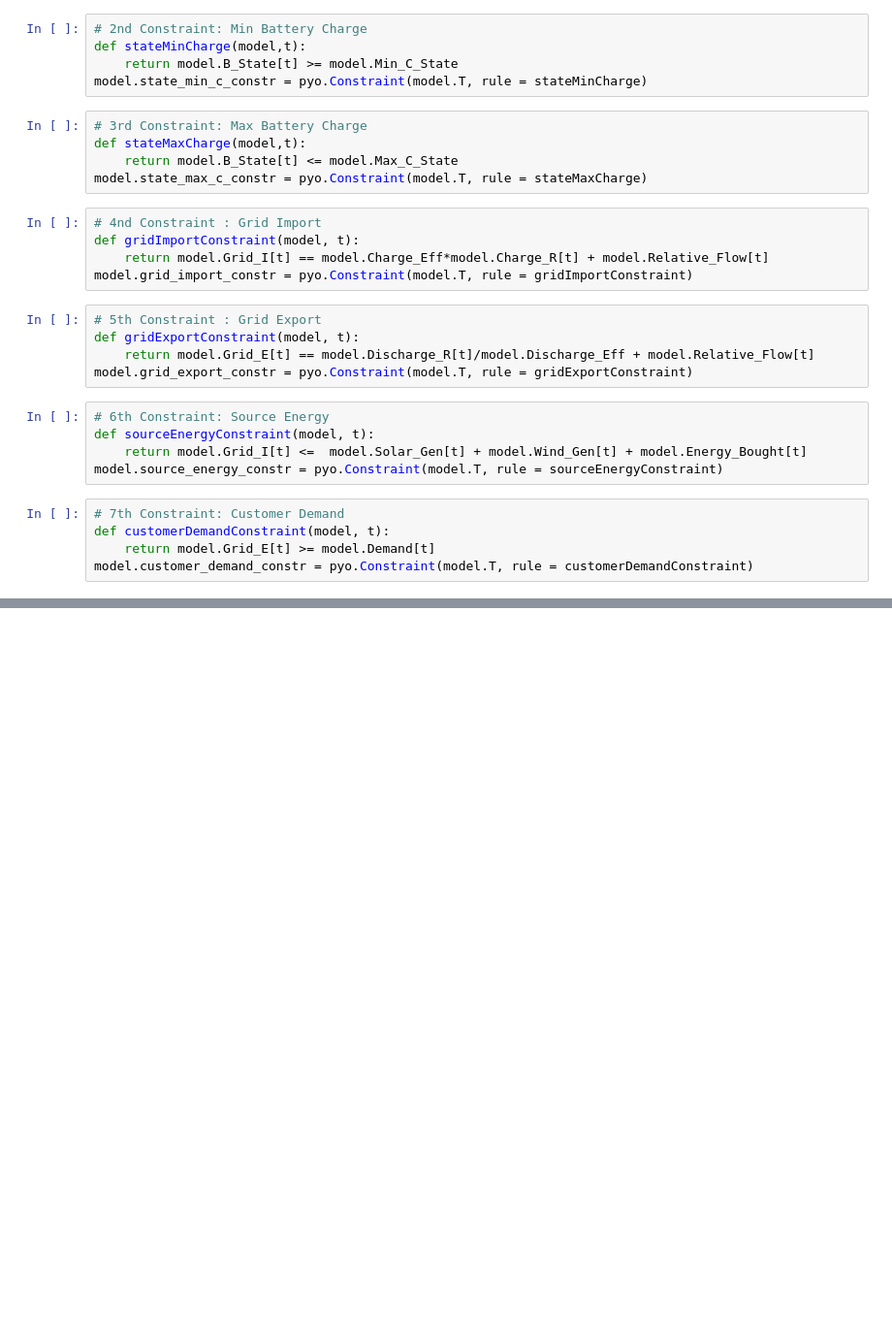
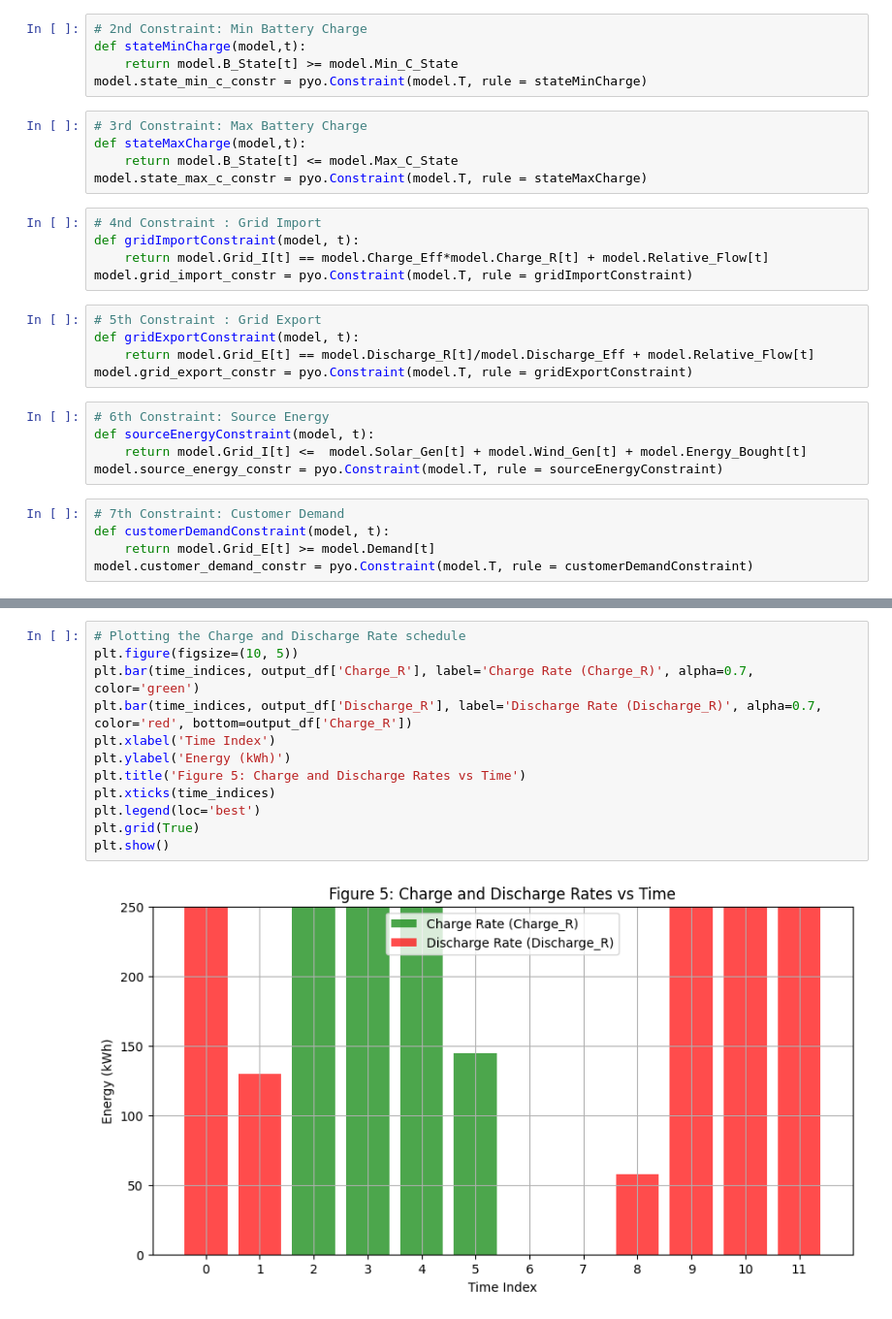
Before and after one commit to buckyball99/Microgrid-Energy-Optimization, a Jupyter notebook: Microgrid_Optimization.ipynb, the cells around one changed output, grey strips where cells are left out. Shown: that part at 97% size. Drawn from its saved outputs; the diff is of its cells as text; blank space fills up the shorter version.

```diff
--- a/Microgrid_Optimization.ipynb
+++ b/Microgrid_Optimization.ipynb
@@ -227,0 +311,14 @@ model.discharge_binary_constr = pyo.Constraint(model.T, rule = dischargeBinary)
+# %%
+# Plotting the Charge and Discharge Rate schedule
+plt.figure(figsize=(10, 5))
+plt.bar(time_indices, output_df['Charge_R'], label='Charge Rate (Charge_R)', alpha=0.7, color='green')
+plt.bar(time_indices, output_df['Discharge_R'], label='Discharge Rate (Discharge_R)', alpha=0.7, color='red', bottom=output_df['Charge_R'])
+plt.xlabel('Time Index')
+plt.ylabel('Energy (kWh)')
+plt.title('Figure 5: Charge and Discharge Rates vs Time')
+plt.xticks(time_indices)
+plt.legend(loc='best')
+plt.grid(True)
+plt.show()
+# %% [output]
+[figure, added]
```
Also changed, not shown: parts of 28 cells of this notebook, 2 other files.
